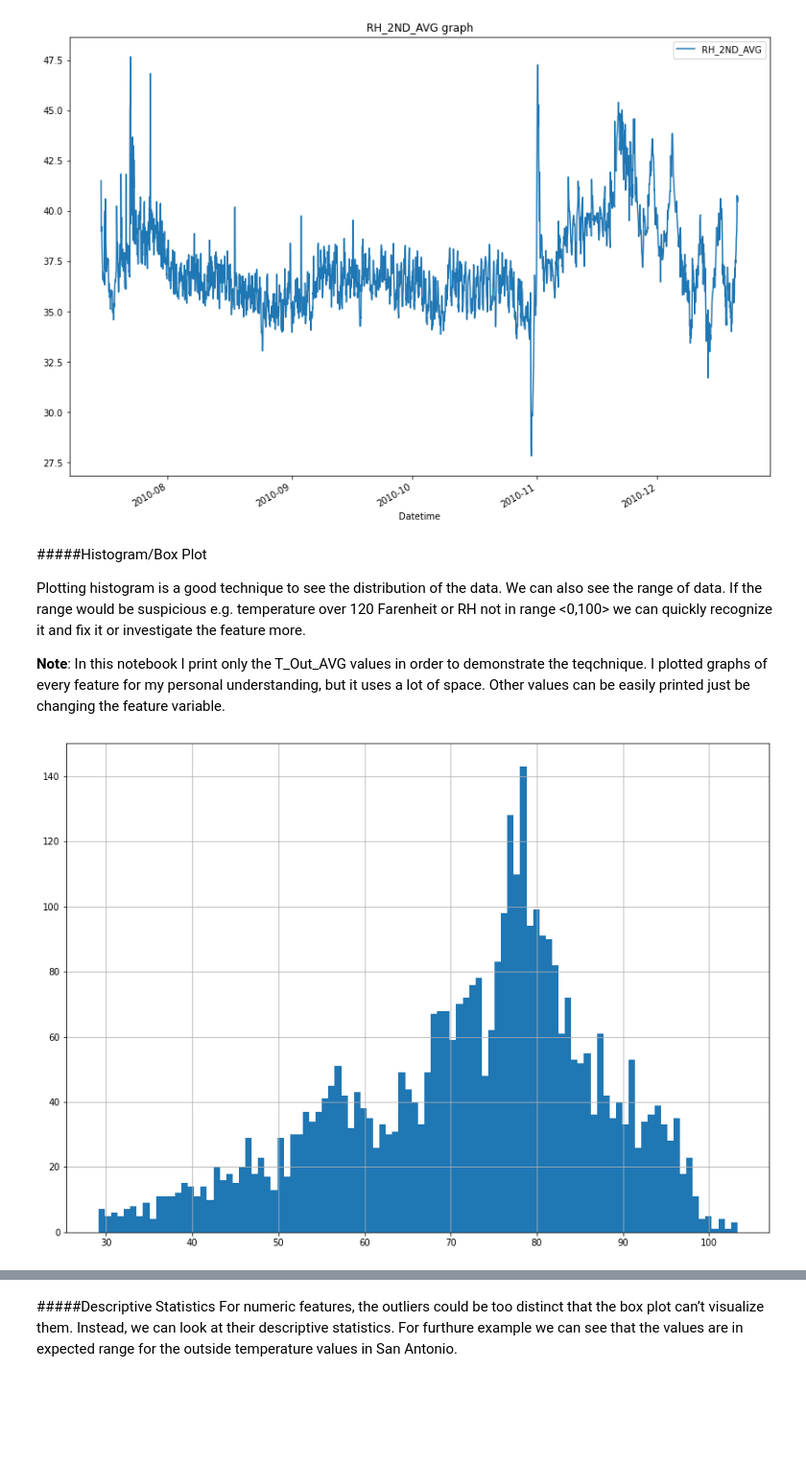
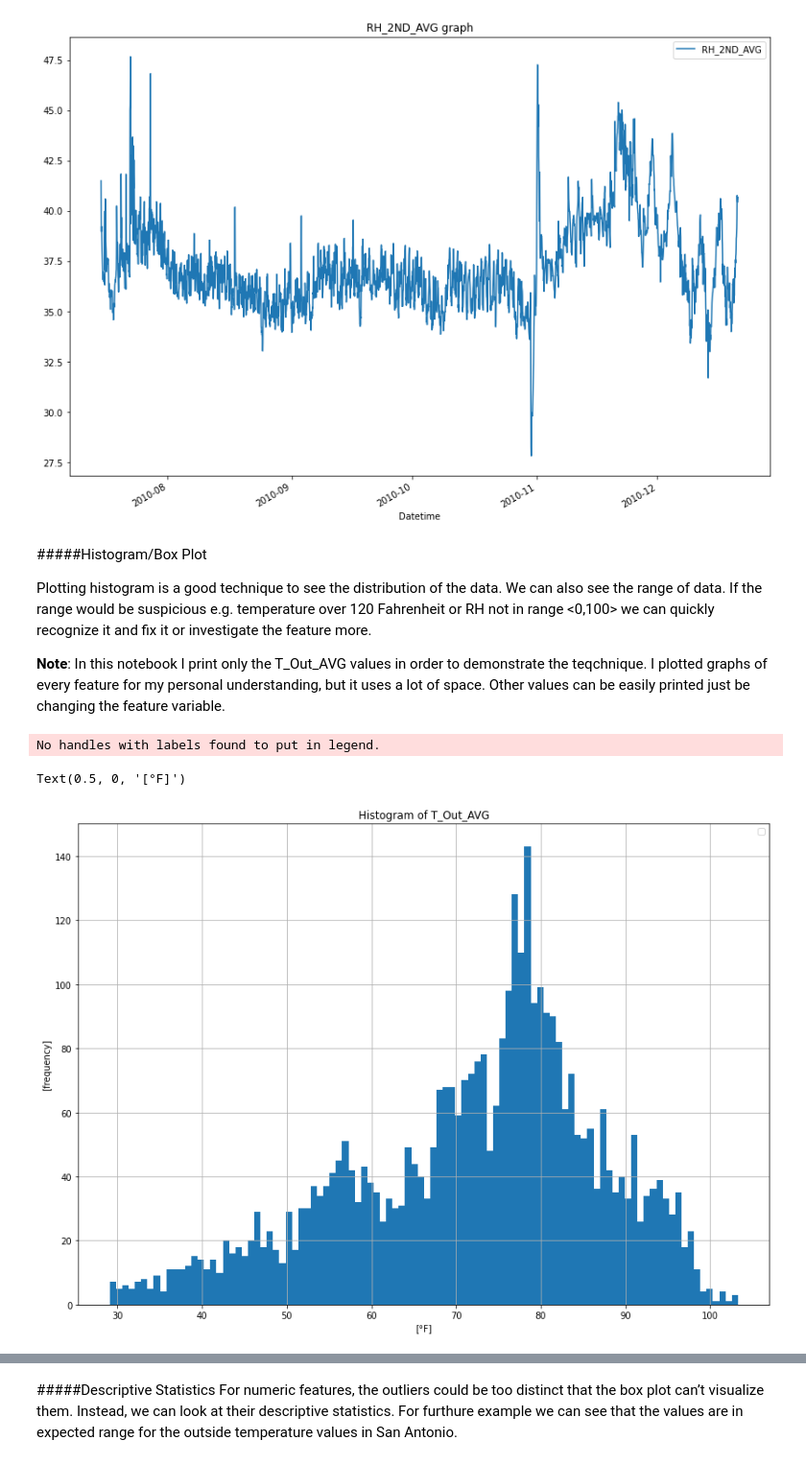
Before and after one commit to milanzongor/fault_detection_project, a Jupyter notebook: fault_detection_project.ipynb, the cells around one changed output, grey strips where cells are left out. Shown at 96% size. Saved outputs shown, nothing was run; the diff lists cells and outputs as text; code cells hidden in the pictures; blank space fills up the shorter version.

```diff
--- a/fault_detection_project.ipynb
+++ b/fault_detection_project.ipynb
@@ -287,17 +291,24 @@ for feature in df.columns:
 # %% [markdown]
 #####Histogram/Box Plot
 
-Plotting histogram is a good technique to see the distribution of the data. We can also see the range of data. If the range would be suspicious e.g. temperature over 120 Farenheit or RH not in range <0,100> we can quickly recognize it and fix it or investigate the feature more.
+Plotting histogram is a good technique to see the distribution of the data. We can also see the range of data. If the range would be suspicious e.g. temperature over 120 Fahrenheit or RH not in range <0,100> we can quickly recognize it and fix it or investigate the feature more.
 
 **Note**: In this notebook I print only the T_Out_AVG values in order to demonstrate the teqchnique. I plotted graphs of every feature for my personal understanding, but it uses a lot of space. Other values can be easily printed just be changing the feature variable.
 # %%
 #['T_Out_AVG', 'T_1ST_AVG', 'T_2ND_AVG', 'RH_1ST_AVG', 'RH_2ND_AVG']
 features_list = df.columns
 
 feature = 'T_Out_AVG'
 df[feature].hist(bins=100);
+plt.title("Histogram of " + feature)
+plt.legend(loc="best")
+plt.ylabel("[frequency]")
+plt.xlabel("[°F]")
+# plt.savefig(PROJECT_PATH + feature + "_histogram" + ".pdf", bbox_inches='tight')
 # %% [output]
+No handles with labels found to put in legend.
+Text(0.5, 0, '[°F]')
-[figure, old version]
+[figure, new version]
 # %%
 df.boxplot(column=[feature]);
 # %% [output]
```
Also changed, not shown: parts of 15 cells of this notebook.
